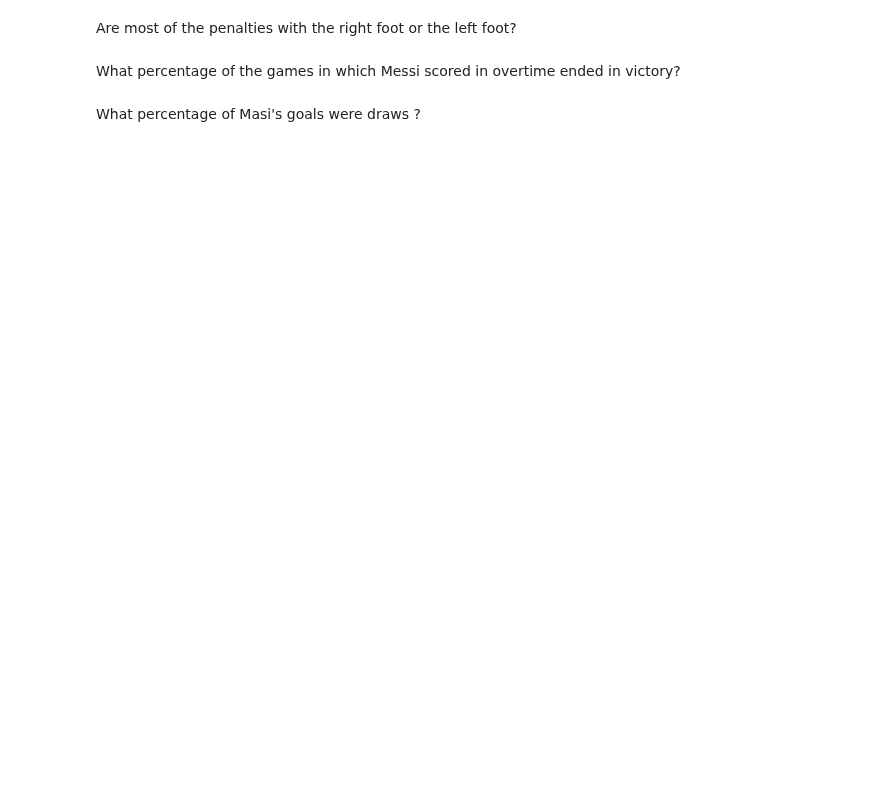
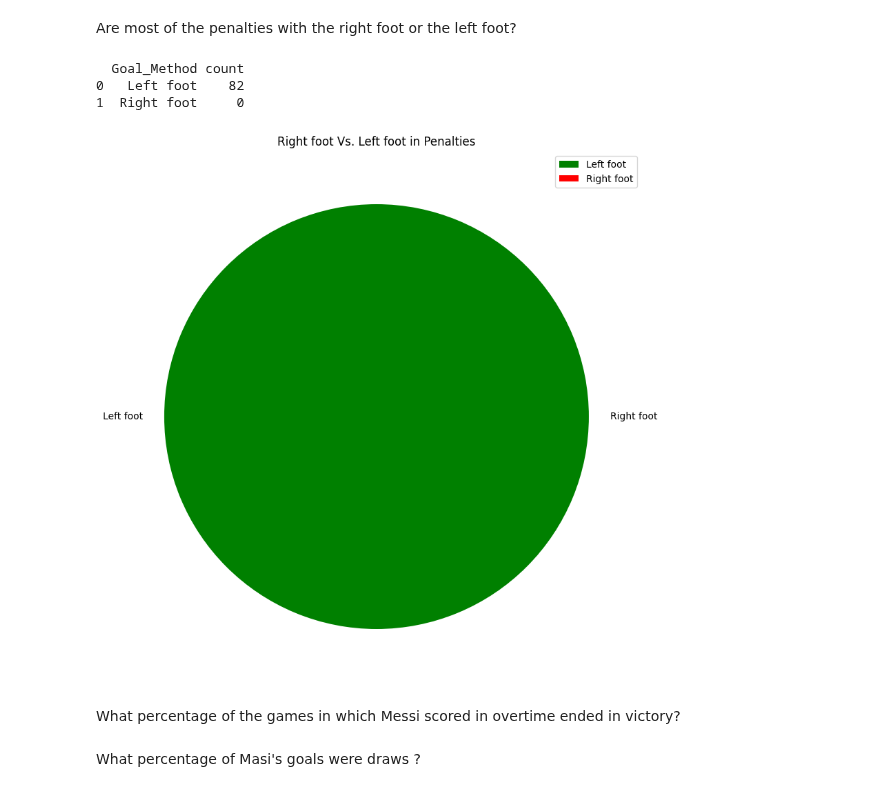
Before and after one commit to TaRa1999R/Data_Science, a Jupyter notebook: assignment40/2-messi.ipynb, the cells around one changed output. Saved outputs shown, nothing was run; the diff lists cells and outputs as text; code cells hidden in the pictures; blank space fills up the shorter version.

```diff
--- a/assignment40/2-messi.ipynb
+++ b/assignment40/2-messi.ipynb
@@ -91,5 +97,25 @@ plt.show ()
 # %% [markdown]
 Are most of the penalties with the right foot or the left foot?
+# %%
+df_penalty = data.query ('Goal_Type == "Penalty"')
+df_foot = df_penalty['Goal_Method'].value_counts().reset_index()
+right = pd.DataFrame ([{'Goal_Method':'Right foot' , 'count': '0'}])
+df_foot = pd.concat ([df_foot ,right]).reset_index(drop = True)
+print (df_foot)
+
+plt.figure (figsize = (10 , 10))
+plt.pie (df_foot['count'] , labels = df_foot['Goal_Method'] , colors = 'green')
+
+plt.title ("Right foot Vs. Left foot in Penalties")
+plt.legend ()
+
+plt.savefig ('outputs\output2 Right foot Vs. Left foot.png')
+plt.show ()
+# %% [output]
+  Goal_Method count
+0   Left foot    82
+1  Right foot     0
+[figure, added]
 # %% [markdown]
 What percentage of the games in which Messi scored in overtime ended in victory?
 # %% [markdown]
```
Also changed, not shown: parts of 4 cells of this notebook, 2 other files.
